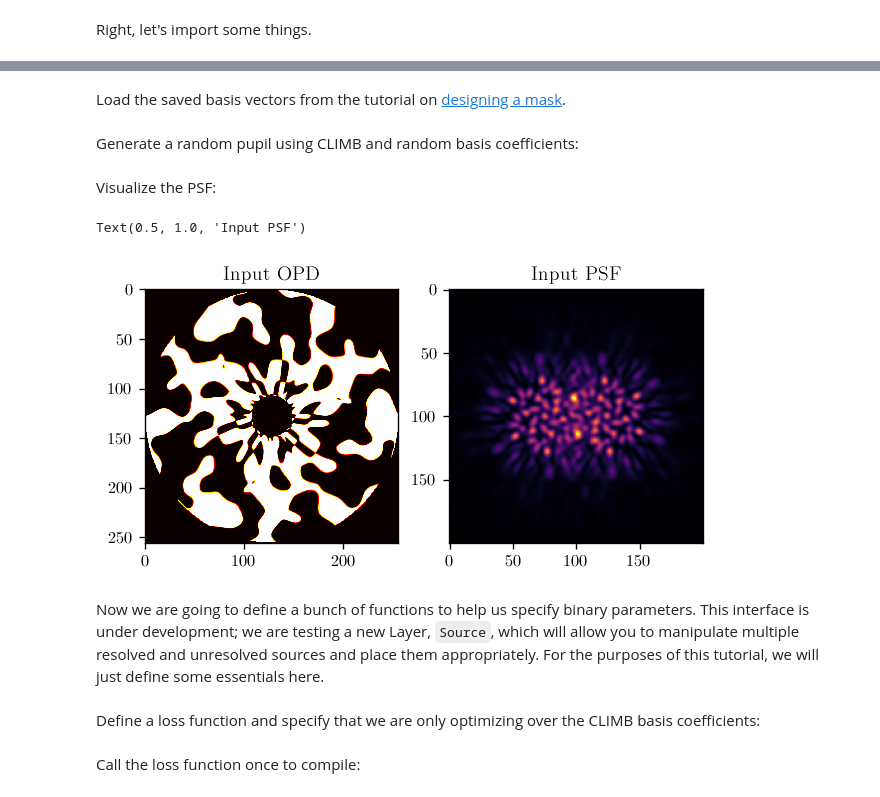
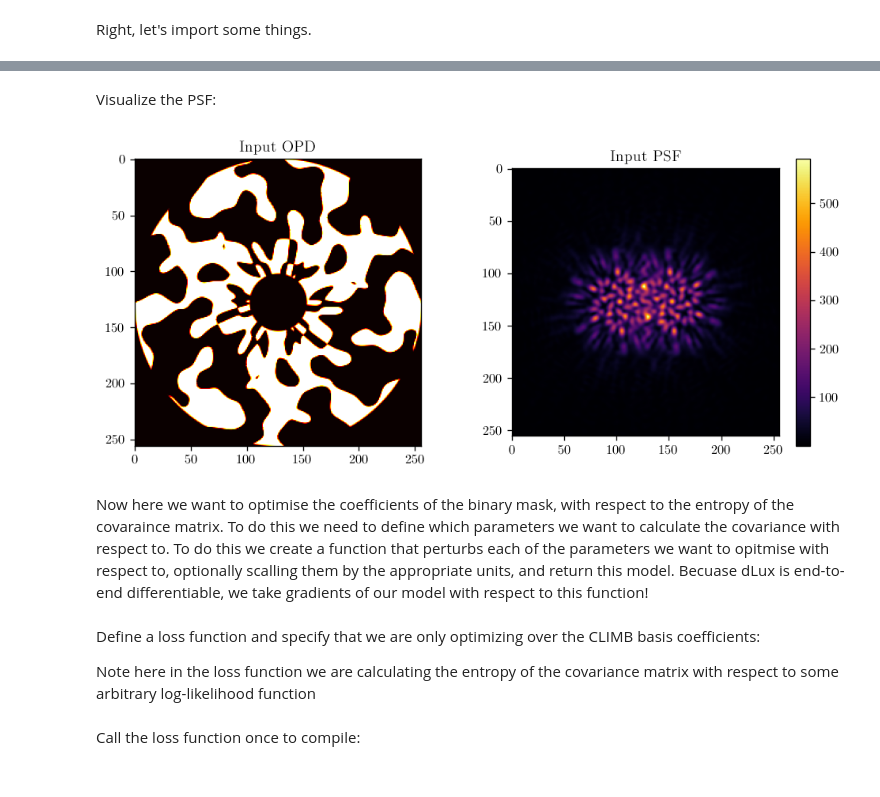
Before and after one commit to LouisDesdoigts/dLux, a Jupyter notebook: docs/notebooks/fisher_information.ipynb, the cells around one changed output, grey strips where cells are left out. Saved outputs shown, nothing was run; the diff lists cells and outputs as text; code cells hidden in the pictures.

Commit message:
Update to tutorial notebooks

```diff
--- a/docs/notebooks/fisher_information.ipynb
+++ b/docs/notebooks/fisher_information.ipynb
@@ -49,0 +52,5 @@ wavels = 1e-9 * np.linspace(595, 695, 6)
+# %%
+separation = dl.utils.arcseconds_to_radians(10)
+wavels = 1e-9 * np.linspace(595, 695, 3)
+source = dl.BinarySource(separation=separation, position_angle=np.pi/2,
+                         flux=1e6, contrast=1, wavelengths=wavels)
@@ -50,13 +61,14 @@ wavels = 1e-9 * np.linspace(595, 695, 6)
 # %%
-# Base layers
-lays = dl.utils.toliman_layers()
-aperture = lays[2].array
-wf_npix = aperture.shape[0]
+# Binary CLIMB mask basis
+climb_basis = np.load("files/basis.npy")
+coefficients = 100*jr.normal(jr.PRNGKey(0), [len(climb_basis)])
+mask_layer = dl.ApplyBasisCLIMB(climb_basis, wavels.mean(), coefficients)
 
-# Zernike Basis
-zern_basis = dl.utils.zernike_basis(10, wf_npix, outside=0.)[3:]
-zcoeffs = np.zeros(len(zern_basis))
+optics = dl.utils.toliman(wavefront_npixels   = 256,
+                          detector_npixels    = 256,
+                          detector_pixel_size = 0.2,
+                          nzernike            = 7,
+                          extra_layers        = [mask_layer])
+
+# Construct instrument
+model = dl.Instrument(optics=optics, sources=[source])
-# %% [markdown]
-Load the saved basis vectors from the tutorial on [designing a mask](../designing_a_mask.ipynb).
-# %% [markdown]
-Generate a random pupil using CLIMB and random basis coefficients:
@@ -79,15 +75,21 @@ osys = dl.OpticalSystem(layers,
 # %% [markdown]
 Visualize the PSF:
 # %%
-fig, (ax1,ax2) = plt.subplots(1,2,figsize=(6.0,3.3))
-ax1.imshow(osys.layers[2].array*osys.layers[4].get_binary_phase(),cmap='hot')
-ax1.set_title('Input OPD')
+aperture = model.CompoundAperture.construct_combined_aperture(0.125, 256)
+mask = model.ApplyBasisCLIMB.get_binary_phase()
 
-psf = osys.propagate()
-ax2.imshow(psf)
-ax2.set_title('Input PSF')
+plt.figure(figsize=(10, 4))
+plt.subplot(1, 2, 1)
+plt.imshow(aperture * mask, cmap='hot')
+plt.title('Input OPD')
+
+plt.subplot(1, 2, 2)
+psf = model.model()
+plt.imshow(psf)
+plt.colorbar()
+plt.title('Input PSF')
+plt.show()
 # %% [output]
-Text(0.5, 1.0, 'Input PSF')
-[figure, old version]
+[figure, new version]
 # %% [markdown]
-Now we are going to define a bunch of functions to help us specify binary parameters. This interface is under development; we are testing a new Layer, `Source`, which will allow you to manipulate multiple resolved and unresolved sources and place them appropriately. For the purposes of this tutorial, we will just define some essentials here.
+Now here we want to optimise the coefficients of the binary mask, with respect to the entropy of the covaraince matrix. To do this we need to define which parameters we want to calculate the covariance with respect to. To do this we create a function that perturbs each of the parameters we want to opitmise with respect to, optionally scalling them by the appropriate units, and return this model. Becuase dLux is end-to-end differentiable, we take gradients of our model with respect to this function!
@@ -188,3 +125,5 @@ def apply_binary_params(X, model, prior=False):
 # %% [markdown]
 Define a loss function and specify that we are only optimizing over the CLIMB basis coefficients:
+
+Note here in the loss function we are calculating the entropy of the covariance matrix with respect to some arbitrary log-likelihood function
 # %%
```
Also changed, not shown: parts of 14 cells of this notebook, 3 other files.
